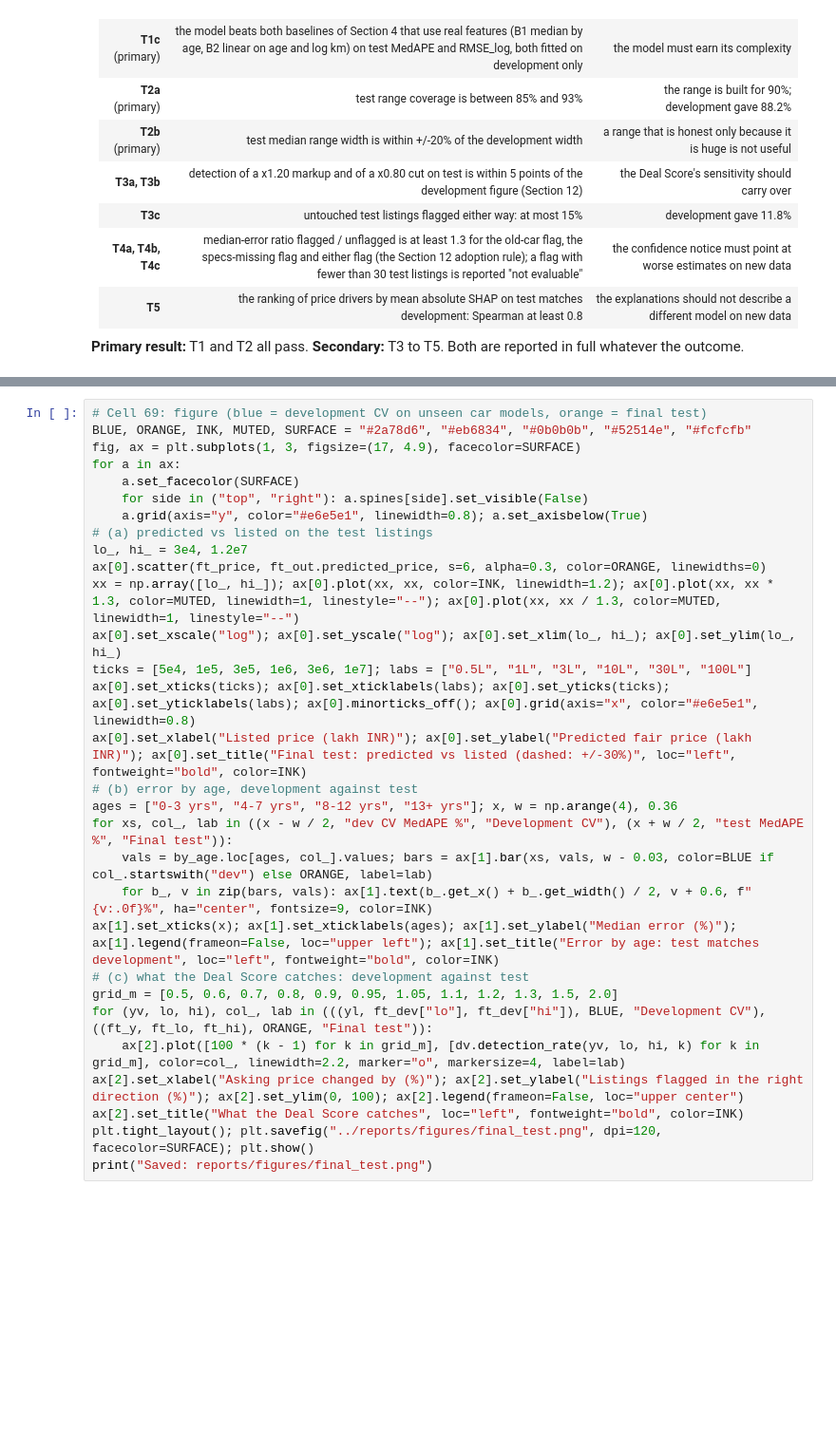
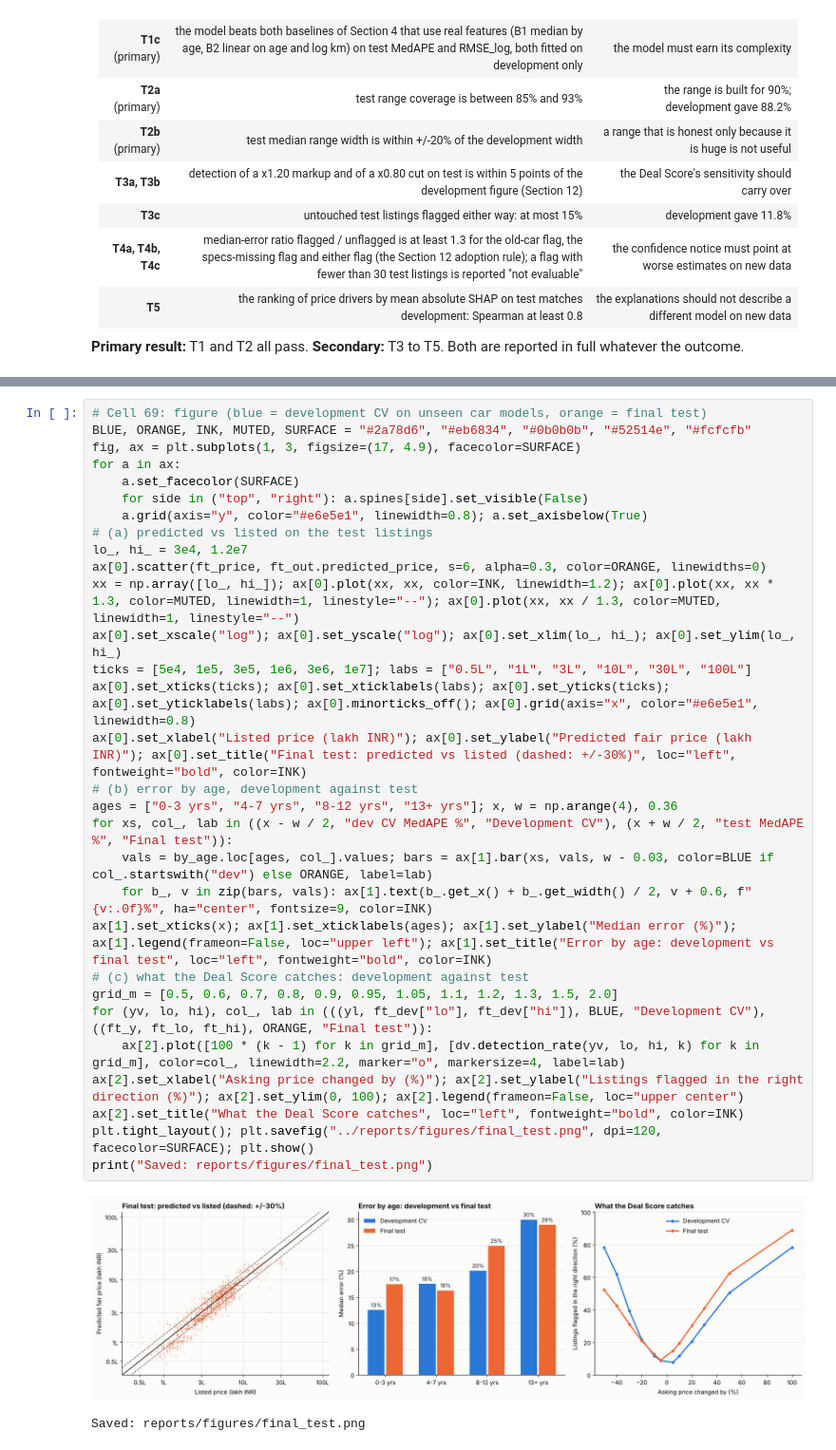
Before and after one commit to aayaan-khan/Used-Cars-Cost-Prediction, a Jupyter notebook: notebooks/Used_Cars_Cost_Prediction.ipynb, the cells around one changed output, grey strips where cells are left out. Shown at 95% size. Drawn from its saved outputs; the diff is of its cells as text; blank space fills up the shorter version.

```diff
--- a/notebooks/Used_Cars_Cost_Prediction.ipynb
+++ b/notebooks/Used_Cars_Cost_Prediction.ipynb
@@ -3272,30 +3322,33 @@ print({k: round(v, 1) if isinstance(v, float) else v for k, v in ft_extra.items(
 # %%
 # Cell 69: figure (blue = development CV on unseen car models, orange = final test)
 BLUE, ORANGE, INK, MUTED, SURFACE = "#2a78d6", "#eb6834", "#0b0b0b", "#52514e", "#fcfcfb"
 fig, ax = plt.subplots(1, 3, figsize=(17, 4.9), facecolor=SURFACE)
 for a in ax:
     a.set_facecolor(SURFACE)
     for side in ("top", "right"): a.spines[side].set_visible(False)
     a.grid(axis="y", color="#e6e5e1", linewidth=0.8); a.set_axisbelow(True)
 # (a) predicted vs listed on the test listings
 lo_, hi_ = 3e4, 1.2e7
 ax[0].scatter(ft_price, ft_out.predicted_price, s=6, alpha=0.3, color=ORANGE, linewidths=0)
 xx = np.array([lo_, hi_]); ax[0].plot(xx, xx, color=INK, linewidth=1.2); ax[0].plot(xx, xx * 1.3, color=MUTED, linewidth=1, linestyle="--"); ax[0].plot(xx, xx / 1.3, color=MUTED, linewidth=1, linestyle="--")
 ax[0].set_xscale("log"); ax[0].set_yscale("log"); ax[0].set_xlim(lo_, hi_); ax[0].set_ylim(lo_, hi_)
 ticks = [5e4, 1e5, 3e5, 1e6, 3e6, 1e7]; labs = ["0.5L", "1L", "3L", "10L", "30L", "100L"]
 ax[0].set_xticks(ticks); ax[0].set_xticklabels(labs); ax[0].set_yticks(ticks); ax[0].set_yticklabels(labs); ax[0].minorticks_off(); ax[0].grid(axis="x", color="#e6e5e1", linewidth=0.8)
 ax[0].set_xlabel("Listed price (lakh INR)"); ax[0].set_ylabel("Predicted fair price (lakh INR)"); ax[0].set_title("Final test: predicted vs listed (dashed: +/-30%)", loc="left", fontweight="bold", color=INK)
 # (b) error by age, development against test
 ages = ["0-3 yrs", "4-7 yrs", "8-12 yrs", "13+ yrs"]; x, w = np.arange(4), 0.36
 for xs, col_, lab in ((x - w / 2, "dev CV MedAPE %", "Development CV"), (x + w / 2, "test MedAPE %", "Final test")):
     vals = by_age.loc[ages, col_].values; bars = ax[1].bar(xs, vals, w - 0.03, color=BLUE if col_.startswith("dev") else ORANGE, label=lab)
     for b_, v in zip(bars, vals): ax[1].text(b_.get_x() + b_.get_width() / 2, v + 0.6, f"{v:.0f}%", ha="center", fontsize=9, color=INK)
-ax[1].set_xticks(x); ax[1].set_xticklabels(ages); ax[1].set_ylabel("Median error (%)"); ax[1].legend(frameon=False, loc="upper left"); ax[1].set_title("Error by age: test matches development", loc="left", fontweight="bold", color=INK)
+ax[1].set_xticks(x); ax[1].set_xticklabels(ages); ax[1].set_ylabel("Median error (%)"); ax[1].legend(frameon=False, loc="upper left"); ax[1].set_title("Error by age: development vs final test", loc="left", fontweight="bold", color=INK)
 # (c) what the Deal Score catches: development against test
 grid_m = [0.5, 0.6, 0.7, 0.8, 0.9, 0.95, 1.05, 1.1, 1.2, 1.3, 1.5, 2.0]
 for (yv, lo, hi), col_, lab in (((yl, ft_dev["lo"], ft_dev["hi"]), BLUE, "Development CV"), ((ft_y, ft_lo, ft_hi), ORANGE, "Final test")):
     ax[2].plot([100 * (k - 1) for k in grid_m], [dv.detection_rate(yv, lo, hi, k) for k in grid_m], color=col_, linewidth=2.2, marker="o", markersize=4, label=lab)
 ax[2].set_xlabel("Asking price changed by (%)"); ax[2].set_ylabel("Listings flagged in the right direction (%)"); ax[2].set_ylim(0, 100); ax[2].legend(frameon=False, loc="upper center")
 ax[2].set_title("What the Deal Score catches", loc="left", fontweight="bold", color=INK)
 plt.tight_layout(); plt.savefig("../reports/figures/final_test.png", dpi=120, facecolor=SURFACE); plt.show()
 print("Saved: reports/figures/final_test.png")
+# %% [output]
+[figure, added]
+Saved: reports/figures/final_test.png
```
Also changed, not shown: parts of 3 cells of this notebook, 3 other files.
